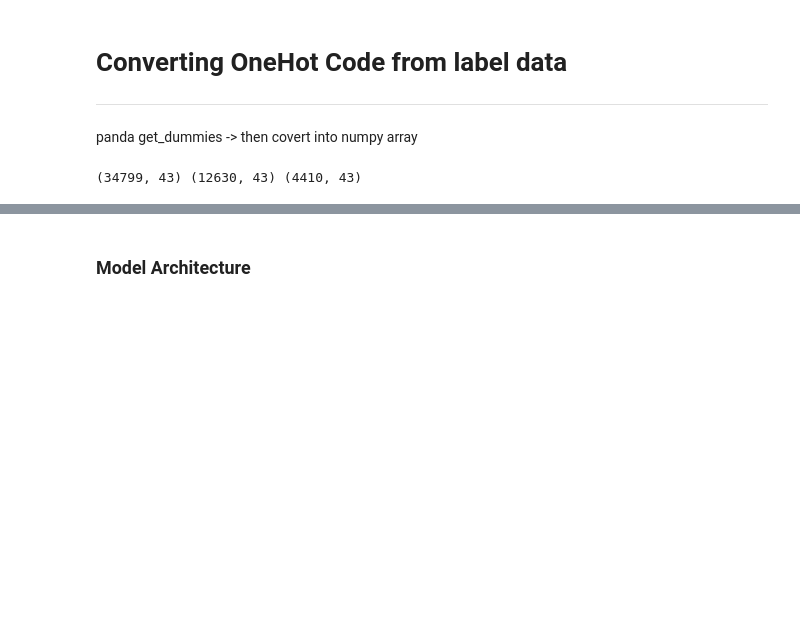
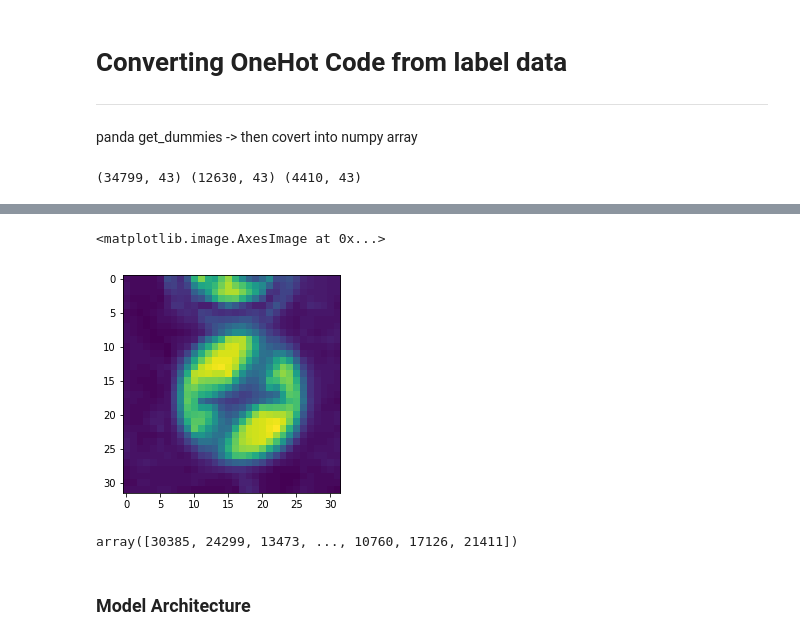
Before and after one commit to scrambleegg7/SelfCar, a Jupyter notebook: CarND-Traffic-Sign-Classifier-Project/Traffic_Sign_Classifier.ipynb, the cells around one changed output, grey strips where cells are left out. Cells and saved outputs as stored; diff of their text form; code cells hidden in the pictures; blank space fills up the shorter version.

```diff
--- a/CarND-Traffic-Sign-Classifier-Project/Traffic_Sign_Classifier.ipynb
+++ b/CarND-Traffic-Sign-Classifier-Project/Traffic_Sign_Classifier.ipynb
@@ -345,3 +376,12 @@ print(features_batch.shape,labels_batch.shape)
+# %%
+plt.imshow(X_prep_train[0].reshape(32,32))
+# %% [output]
+<matplotlib.image.AxesImage at 0x...>
+[figure, added]
+# %%
+r
+# %% [output]
+array([30385, 24299, 13473, ..., 10760, 17126, 21411])
 # %% [markdown]
 ### Model Architecture
 # %%
```
Also changed, not shown: parts of 25 cells of this notebook, 4 other files.
